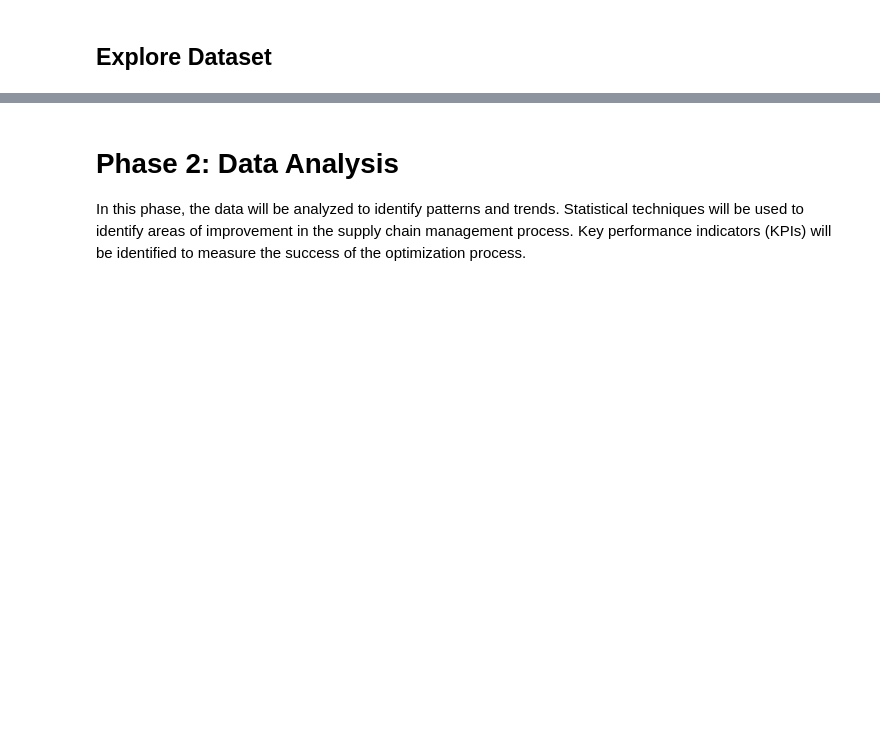
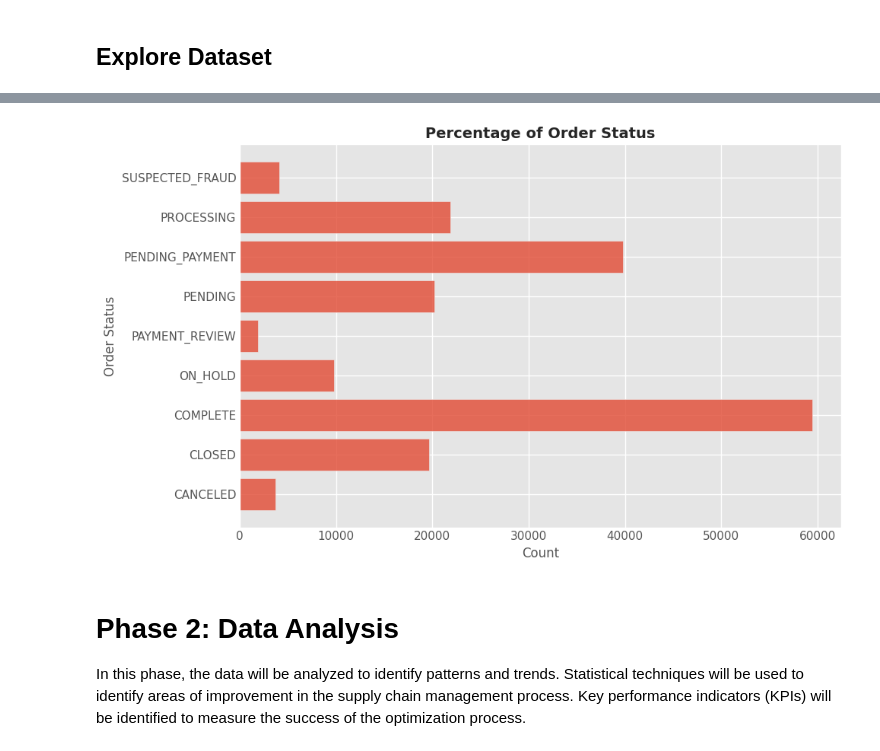
Before and after one commit to azamaufar/supplychainDA, a Jupyter notebook: EDA_Supply_Chain_Data.ipynb, the cells around one changed output, grey strips where cells are left out. Saved outputs shown, nothing was run; the diff lists cells and outputs as text; code cells hidden in the pictures; blank space fills up the shorter version.

```diff
--- a/EDA_Supply_Chain_Data.ipynb
+++ b/EDA_Supply_Chain_Data.ipynb
@@ -270,3 +305,21 @@ plt.show()
+# %%
+#Percentage of Order Status
+orderstatus_counts = df.groupby('Order Status')['Customer Id'].count()
+
+# set figure size
+plt.figure(figsize=(10,6))
+
+# plot a horizontal bar chart
+plt.barh(orderstatus_counts.index, orderstatus_counts, alpha=0.8)
+plt.style.use('ggplot')
+plt.title('Percentage of Order Status', fontsize=14, fontweight='bold', loc='center')
+plt.xlabel('Count')
+plt.ylabel('Order Status')
+plt.tight_layout()
+plt.savefig('./output/Percentage of Order Status.png', format='png', dpi=300)
+plt.show()
+# %% [output]
+[figure, added]
 # %% [markdown]
 # Phase 2: Data Analysis
 In this phase, the data will be analyzed to identify patterns and trends. Statistical techniques will be used to identify areas of improvement in the supply chain management process. Key performance indicators (KPIs) will be identified to measure the success of the optimization process.
```
Also changed, not shown: parts of 5 cells of this notebook, 3 other files.
